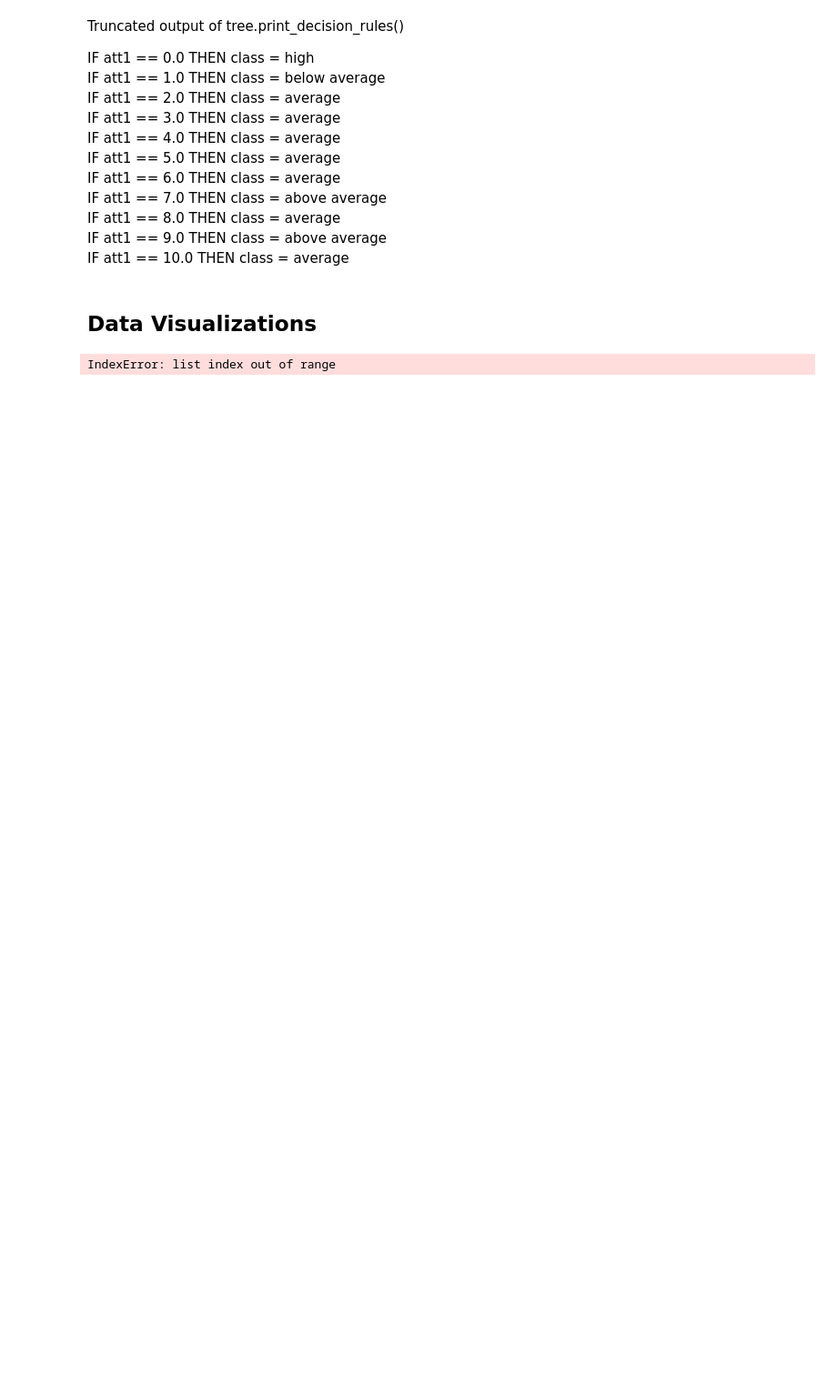
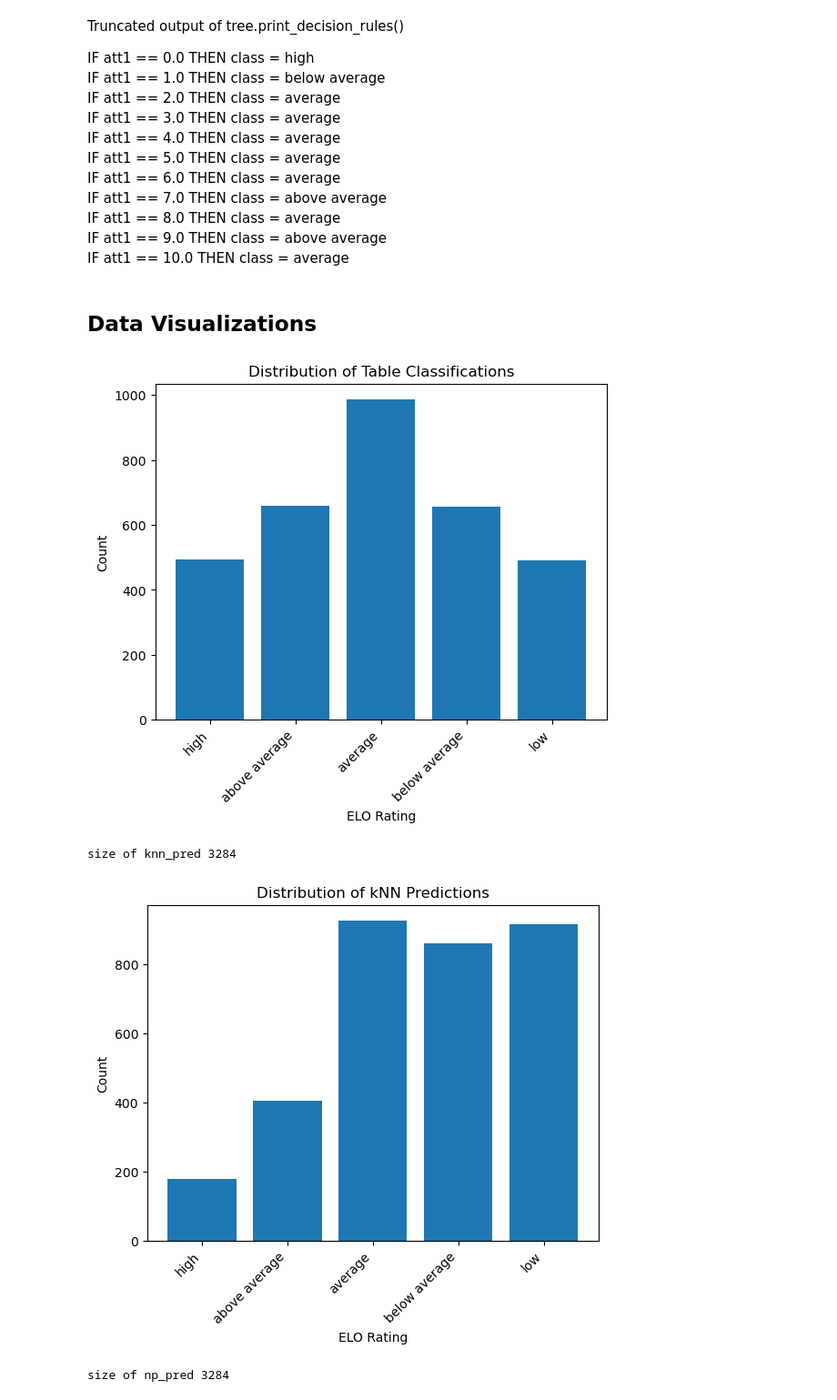
Before and after one commit to gabeh135/CPSC322-FinalProject, a Jupyter notebook: eda.ipynb, the cells around one changed output. Shown at 91% size. Saved outputs shown, nothing was run; the diff lists cells and outputs as text; code cells hidden in the pictures; blank space fills up the shorter version.

Commit message:
added visualizations

```diff
--- a/eda.ipynb
+++ b/eda.ipynb
@@ -159,20 +159,48 @@ IF att1 == 10.0 THEN class = average
 # %%
 import matplotlib.pyplot as plt
 
 # will make own method
 y_disc = [discretizer(y) for y in ski_y]
 values, counts = myutils.get_frequencies(y_disc)
 
-order = [5, 3, 0, 1, 2, 4, 6]
+order = [3, 0, 1, 2, 4]
 ordered_values = [values[i] for i in order]
 ordered_counts = [counts[i] for i in order]
 
 plt.figure()
 plt.bar(ordered_values, ordered_counts)
 plt.xlabel("ELO Rating")
 plt.ylabel("Count")
 plt.title(f"Distribution of Table Classifications")
 plt.xticks(rotation=45, ha="right")
 plt.show()
+
+# knn visualization
+values_knn, counts_knn = myutils.get_frequencies(knn_pred)
+print("size of knn_pred", len(knn_pred))
+ordered_values_knn = [values_knn[i] for i in order]
+ordered_counts_knn = [counts_knn[i] for i in order]
+
+plt.figure()
+plt.bar(ordered_values_knn, ordered_counts_knn)
+plt.xlabel("ELO Rating")
+plt.ylabel("Count")
+plt.title(f"Distribution of kNN Predictions")
+plt.xticks(rotation=45, ha="right")
+plt.show()
+
+# nb visualization
+values_nb, counts_nb = myutils.get_frequencies(nb_pred)
+
+plt.figure()
+plt.bar(values_nb, counts_nb)
+plt.xlabel("ELO Rating")
+plt.ylabel("Count")
+plt.title(f"Distribution of NB Predictions")
+plt.xticks(rotation=45, ha="right")
+plt.show()
 # %% [output]
+[figure, added]
-IndexError: list index out of range
+size of knn_pred 3284
+[figure, added]
+size of np_pred 3284
```
Also changed, not shown: parts of 5 cells of this notebook.
